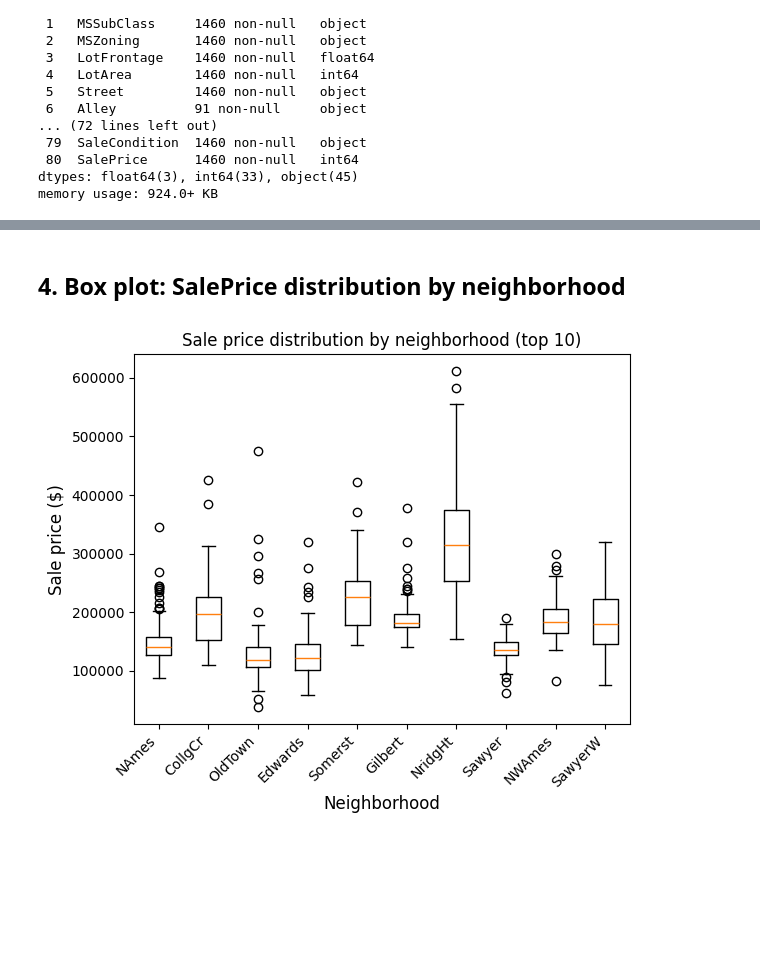
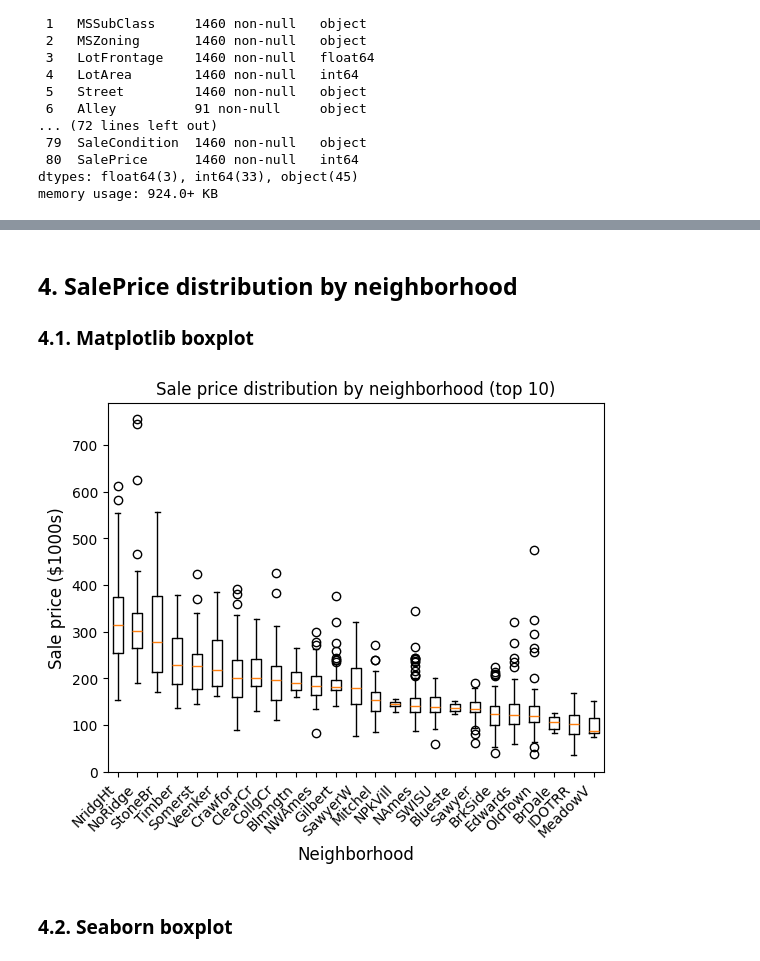
Before and after one commit to pallavitalasila26/FSA_devops, a Jupyter notebook: notebooks/unit2/lesson_11/Lesson_11_activity_solution.ipynb, the cells around one changed output, grey strips where cells are left out. Cells and saved outputs as stored; diff of their text form; code cells hidden in the pictures; blank space fills up the shorter version.

```diff
--- a/notebooks/unit2/lesson_11/Lesson_11_activity_solution.ipynb
+++ b/notebooks/unit2/lesson_11/Lesson_11_activity_solution.ipynb
@@ -54,0 +58,3 @@ memory usage: 924.0+ KB
+# %%
+# Convert sale year to string so we can handle it as a categorical variable
+df['YrSold'] = df['YrSold'].astype(str)
@@ -77,0 +177,3 @@ plt.show()
+# %%
+# Normalize sale price by lot area
+df['PricePerLotSqFt'] = df['SalePrice'] / df['LotArea']
@@ -92,25 +292,30 @@ plt.show()
 # %% [markdown]
-## 4. Box plot: SalePrice distribution by neighborhood
+## 4. SalePrice distribution by neighborhood
+
+### 4.1. Matplotlib boxplot
+# %%
+# Group sale prices by neighborhood
+prices_by_neighborhood = df.groupby('Neighborhood')['SalePrice']
+
+# Get list of neighborhoods ordered by median sale price
+median_prices = prices_by_neighborhood.median()
+sorted_neighborhoods = median_prices.sort_values(ascending=False).index.tolist()
+
+# Convert GroupBy object to series of lists
+prices_by_neighborhood = prices_by_neighborhood.apply(list)
+
+# Sort neighborhoods by median sale price
+prices_by_neighborhood = prices_by_neighborhood.reindex(sorted_neighborhoods)
 # %%
-# Get top 10 neighborhoods by count for better visualization
-top_neighborhoods = df['Neighborhood'].value_counts().head(10).index
-df_top = df[df['Neighborhood'].isin(top_neighborhoods)]
-
-# Prepare data for box plot
-neighborhoods_list = []
-prices_list = []
-
-for neighborhood in top_neighborhoods:
-    prices = df_top[df_top['Neighborhood'] == neighborhood]['SalePrice'].values
-    neighborhoods_list.append(neighborhood)
-    prices_list.append(prices)
-
 # Create box plot
 plt.title('Sale price distribution by neighborhood (top 10)')
-plt.boxplot(prices_list, tick_labels=neighborhoods_list)
+plt.boxplot(prices_by_neighborhood.values, tick_labels=prices_by_neighborhood.index)
 plt.xlabel('Neighborhood', fontsize=12)
-plt.ylabel('Sale price ($)', fontsize=12)
+plt.ylabel('Sale price ($1000s)', fontsize=12)
+plt.gca().yaxis.set_major_formatter(FuncFormatter(lambda x, p: f'{x/1000:.0f}'))
 plt.xticks(rotation=45, ha='right')
 plt.show()
 # %% [output]
-[figure, old version]
+[figure, new version]
+# %% [markdown]
+### 4.2. Seaborn boxplot
```
Also changed, not shown: parts of 55 cells of this notebook.
